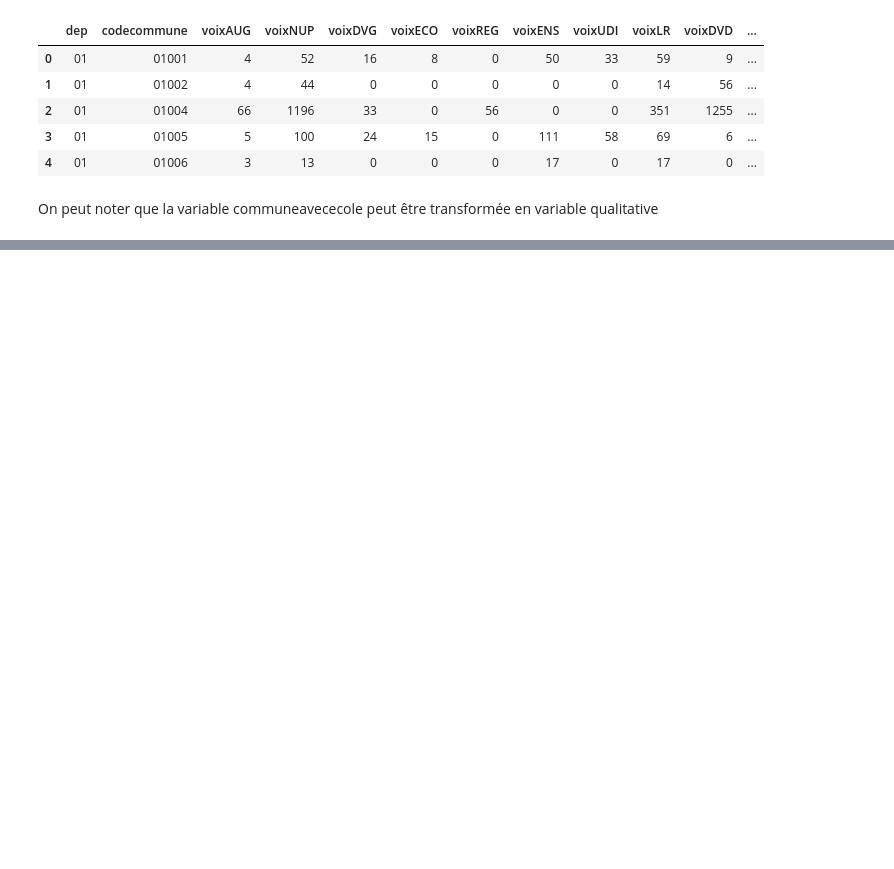
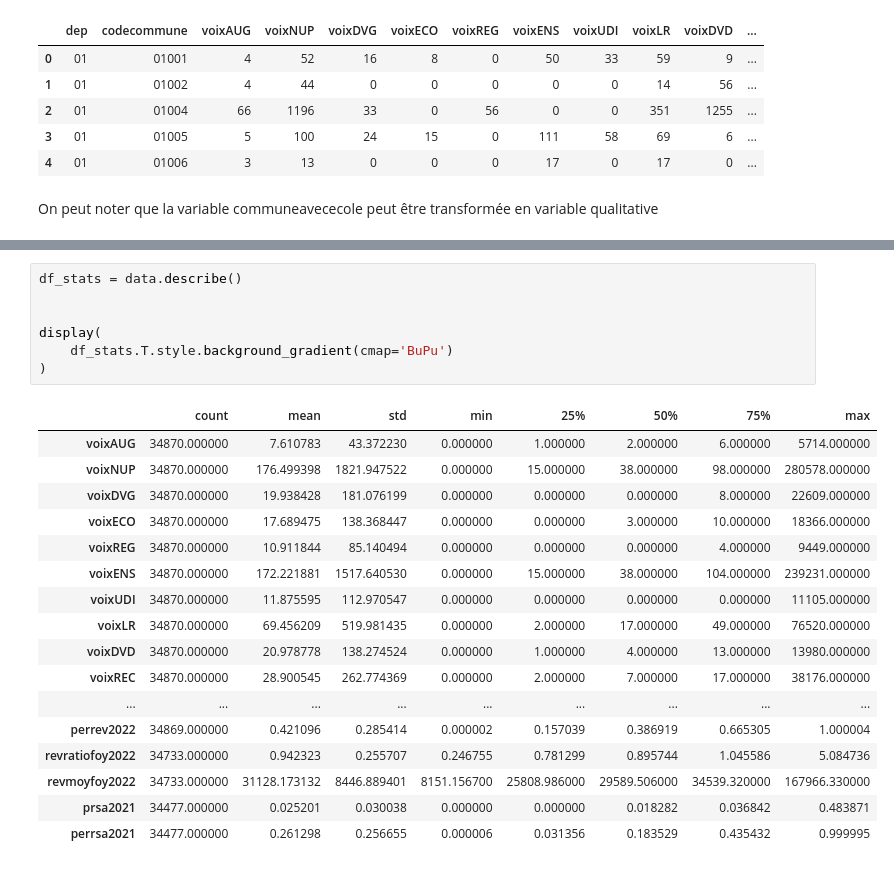
Before and after one commit to clelia24/AD_projet, a Jupyter notebook: notebook d'analyse.ipynb, the cells around one changed output, grey strips where cells are left out. Saved outputs shown, nothing was run; the diff lists cells and outputs as text; blank space fills up the shorter version.

```diff
--- a/notebook d'analyse.ipynb
+++ b/notebook d'analyse.ipynb
@@ -238,0 +241,25 @@ Categorical
+# %%
+df_stats = data.describe()
+
+
+display(
+    df_stats.T.style.background_gradient(cmap='BuPu')
+)
+# %% [output]
+|  | count | mean | std | min | 25% | 50% | 75% | max |
+| voixAUG | 34870.000000 | 7.610783 | 43.372230 | 0.000000 | 1.000000 | 2.000000 | 6.000000 | 5714.000000 |
+| voixNUP | 34870.000000 | 176.499398 | 1821.947522 | 0.000000 | 15.000000 | 38.000000 | 98.000000 | 280578.000000 |
+| voixDVG | 34870.000000 | 19.938428 | 181.076199 | 0.000000 | 0.000000 | 0.000000 | 8.000000 | 22609.000000 |
+| voixECO | 34870.000000 | 17.689475 | 138.368447 | 0.000000 | 0.000000 | 3.000000 | 10.000000 | 18366.000000 |
+| voixREG | 34870.000000 | 10.911844 | 85.140494 | 0.000000 | 0.000000 | 0.000000 | 4.000000 | 9449.000000 |
+| voixENS | 34870.000000 | 172.221881 | 1517.640530 | 0.000000 | 15.000000 | 38.000000 | 104.000000 | 239231.000000 |
+| voixUDI | 34870.000000 | 11.875595 | 112.970547 | 0.000000 | 0.000000 | 0.000000 | 0.000000 | 11105.000000 |
+| voixLR | 34870.000000 | 69.456209 | 519.981435 | 0.000000 | 2.000000 | 17.000000 | 49.000000 | 76520.000000 |
+| voixDVD | 34870.000000 | 20.978778 | 138.274524 | 0.000000 | 1.000000 | 4.000000 | 13.000000 | 13980.000000 |
+| voixREC | 34870.000000 | 28.900545 | 262.774369 | 0.000000 | 2.000000 | 7.000000 | 17.000000 | 38176.000000 |
+| ... | ... | ... | ... | ... | ... | ... | ... | ... |
+| perrev2022 | 34869.000000 | 0.421096 | 0.285414 | 0.000002 | 0.157039 | 0.386919 | 0.665305 | 1.000004 |
+| revratiofoy2022 | 34733.000000 | 0.942323 | 0.255707 | 0.246755 | 0.781299 | 0.895744 | 1.045586 | 5.084736 |
+| revmoyfoy2022 | 34733.000000 | 31128.173132 | 8446.889401 | 8151.156700 | 25808.986000 | 29589.506000 | 34539.320000 | 167966.330000 |
+| prsa2021 | 34477.000000 | 0.025201 | 0.030038 | 0.000000 | 0.000000 | 0.018282 | 0.036842 | 0.483871 |
+| perrsa2021 | 34477.000000 | 0.261298 | 0.256655 | 0.000006 | 0.031356 | 0.183529 | 0.435432 | 0.999995 |
```
Also changed, not shown: parts of 8 cells of this notebook, 2 other files.
